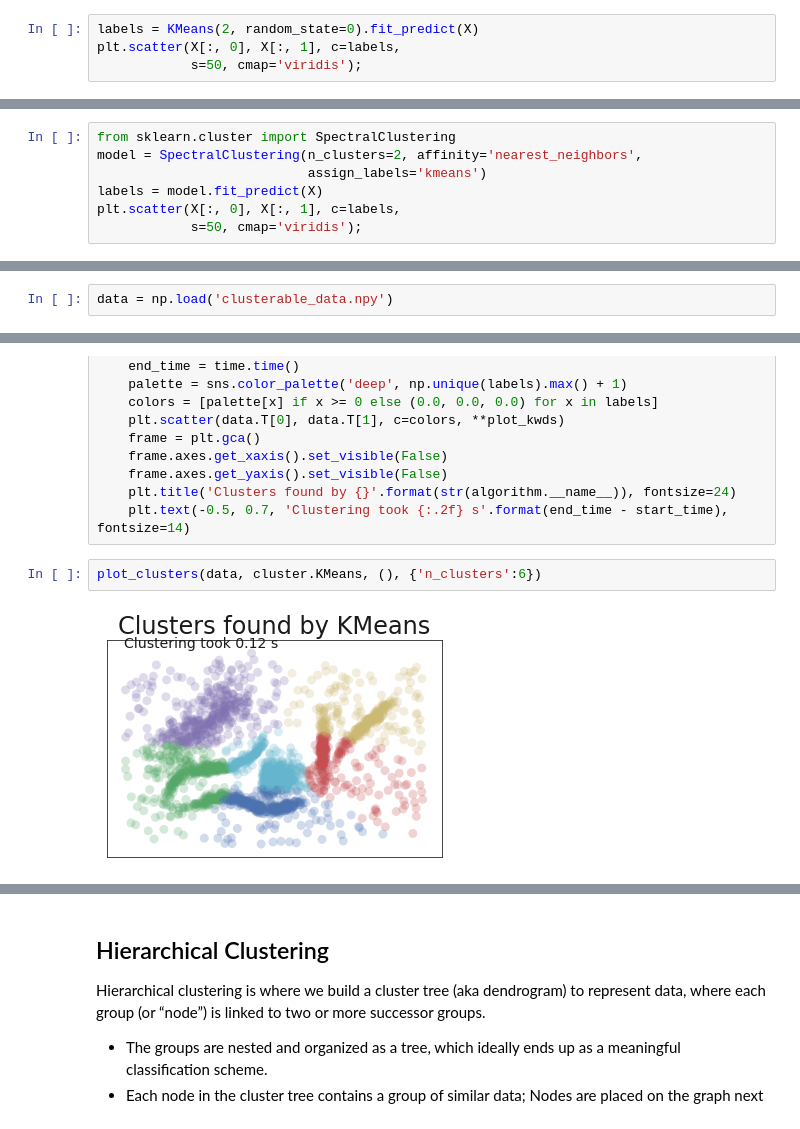
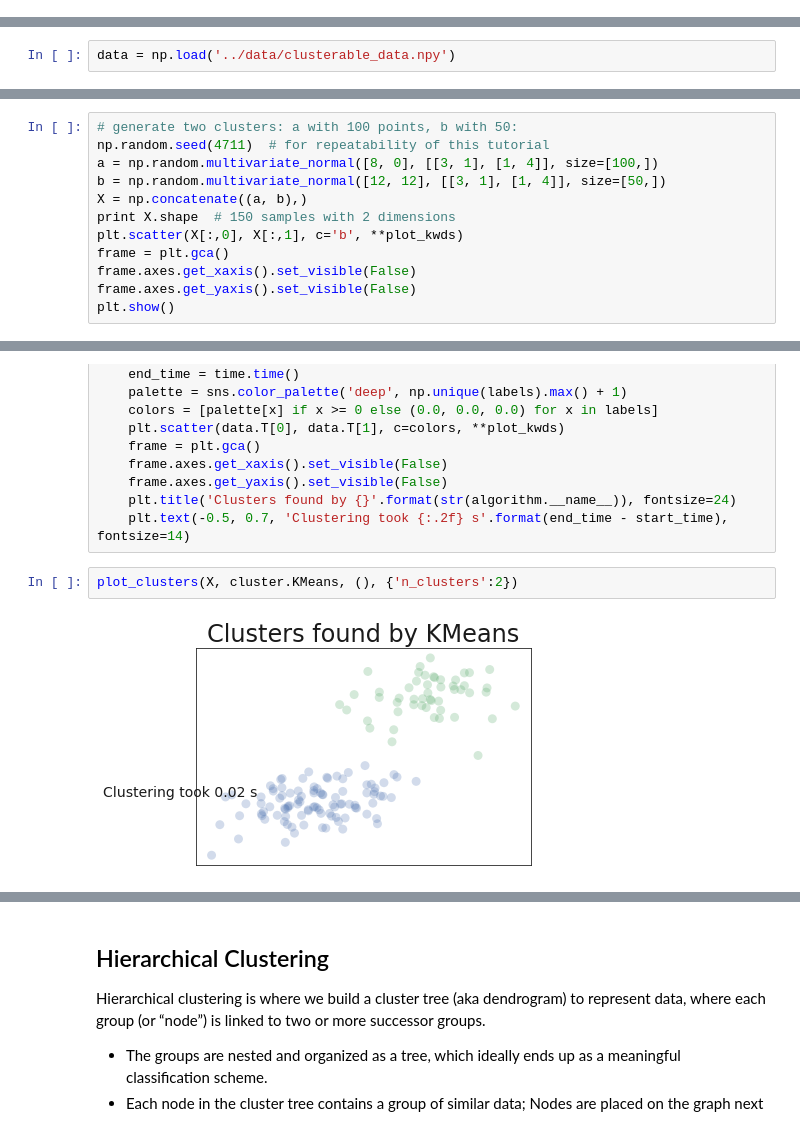
Before and after one commit to commit-live-students/clustering_in_class, a Jupyter notebook: notebooks/clustering_slides.ipynb, the cells around one changed output, grey strips where cells are left out. Saved outputs shown, nothing was run; the diff lists cells and outputs as text.

```diff
--- a/notebooks/clustering_slides.ipynb
+++ b/notebooks/clustering_slides.ipynb
@@ -283,4 +201,0 @@ X, y = make_moons(200, noise=.05, random_state=0)
-# %%
-labels = KMeans(2, random_state=0).fit_predict(X)
-plt.scatter(X[:, 0], X[:, 1], c=labels,
-            s=50, cmap='viridis');
@@ -295,7 +201,0 @@ We will not be covering these topics. However, here is [sklearn's page on variou
-# %%
-from sklearn.cluster import SpectralClustering
-model = SpectralClustering(n_clusters=2, affinity='nearest_neighbors',
-                           assign_labels='kmeans')
-labels = model.fit_predict(X)
-plt.scatter(X[:, 0], X[:, 1], c=labels,
-            s=50, cmap='viridis');
@@ -369,4 +245,4 @@ sns.set_context('poster')
 sns.set_color_codes()
 plot_kwds = {'alpha' : 0.25, 's' : 80, 'linewidths':0}
 # %%
-data = np.load('clusterable_data.npy')
+data = np.load('../data/clusterable_data.npy')
@@ -379,0 +249,12 @@ frame.axes.get_yaxis().set_visible(False)
+# %%
+# generate two clusters: a with 100 points, b with 50:
+np.random.seed(4711)  # for repeatability of this tutorial
+a = np.random.multivariate_normal([8, 0], [[3, 1], [1, 4]], size=[100,])
+b = np.random.multivariate_normal([12, 12], [[3, 1], [1, 4]], size=[50,])
+X = np.concatenate((a, b),)
+print X.shape  # 150 samples with 2 dimensions
+plt.scatter(X[:,0], X[:,1], c='b', **plot_kwds)
+frame = plt.gca()
+frame.axes.get_xaxis().set_visible(False)
+frame.axes.get_yaxis().set_visible(False)
+plt.show()
@@ -391,6 +287,6 @@ def plot_clusters(data, algorithm, args, kwds):
     plt.title('Clusters found by {}'.format(str(algorithm.__name__)), fontsize=24)
     plt.text(-0.5, 0.7, 'Clustering took {:.2f} s'.format(end_time - start_time), fontsize=14)
 # %%
-plot_clusters(data, cluster.KMeans, (), {'n_clusters':6})
+plot_clusters(X, cluster.KMeans, (), {'n_clusters':2})
 # %% [output]
-[figure, old version]
+[figure, new version]
```
Also changed, not shown: parts of 49 cells of this notebook, 1 other file.
